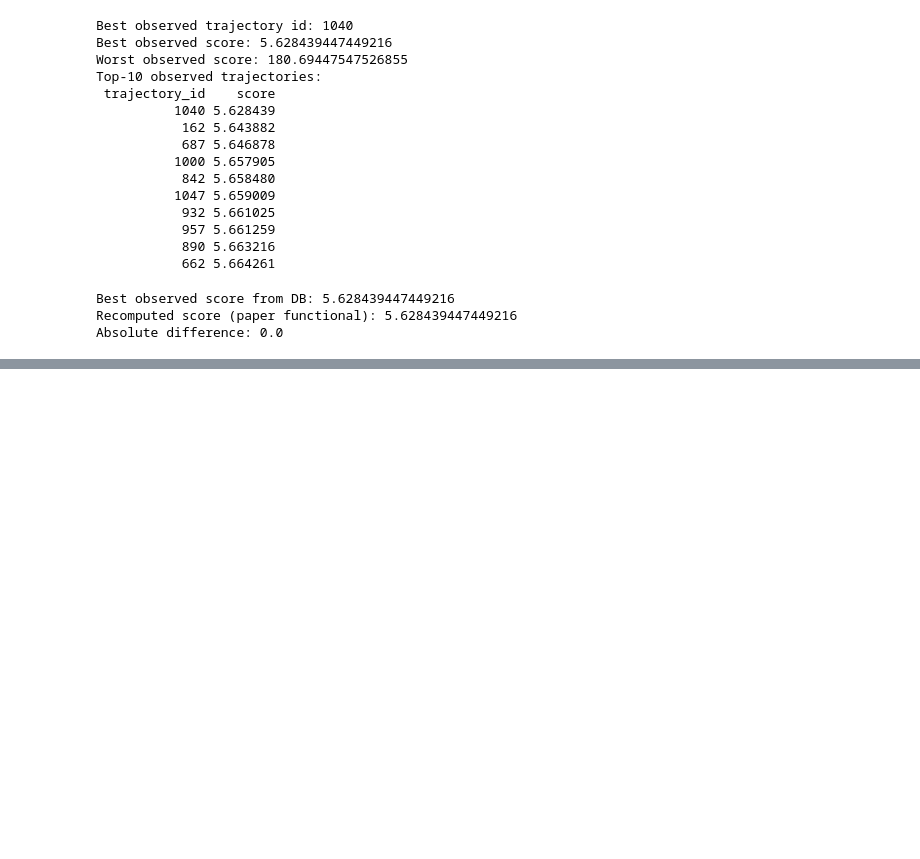
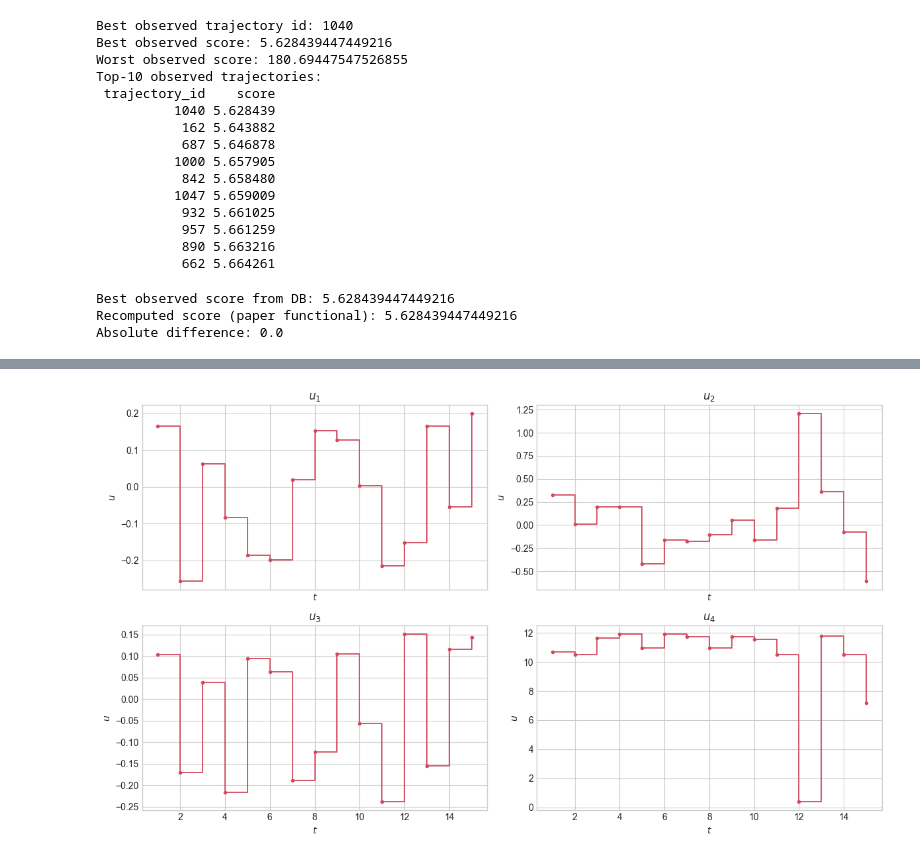
Before and after one commit to mkorobovv/mai-final-project, a Jupyter notebook: research/notebooks/01_single_trajectory.ipynb, the cells around one changed output, grey strips where cells are left out. Drawn from its saved outputs; the diff is of its cells as text; code cells hidden in the pictures; blank space fills up the shorter version.

```diff
--- a/research/notebooks/01_single_trajectory.ipynb
+++ b/research/notebooks/01_single_trajectory.ipynb
@@ -136,24 +141,25 @@ plt.show()
 # %%
-control_names = ['φ (крен)', 'θ (тангаж)', 'ψ (рыскание)', 'тяга']
+control_names = ['$u_1$', '$u_2$', '$u_3$', '$u_4$']
 fig, axes = plt.subplots(2, 2, figsize=(12, 7), sharex=True)
 axes = axes.ravel()
 
 steps = np.arange(1, U_obs.shape[0] + 1)
 
 for j, ax in enumerate(axes):
     ax.step(
         steps,
         best_u_opt[:, j],
         where='post',
         color='#D1495B',
         linewidth=1.3,
-        label='оптимизированное',
     )
     ax.plot(steps, best_u_opt[:, j], 'o', color='#D1495B', markersize=3)
     ax.set_title(control_names[j])
-    ax.set_xlabel('шаг')
-    ax.set_ylabel('значение')
+    ax.set_xlabel('$t$')
+    ax.set_ylabel('$u$')
 
 axes[0].legend()
 plt.tight_layout()
 plt.show()
+# %% [output]
+[figure, added]
```
Also changed, not shown: parts of 10 cells of this notebook, 4 other files.
